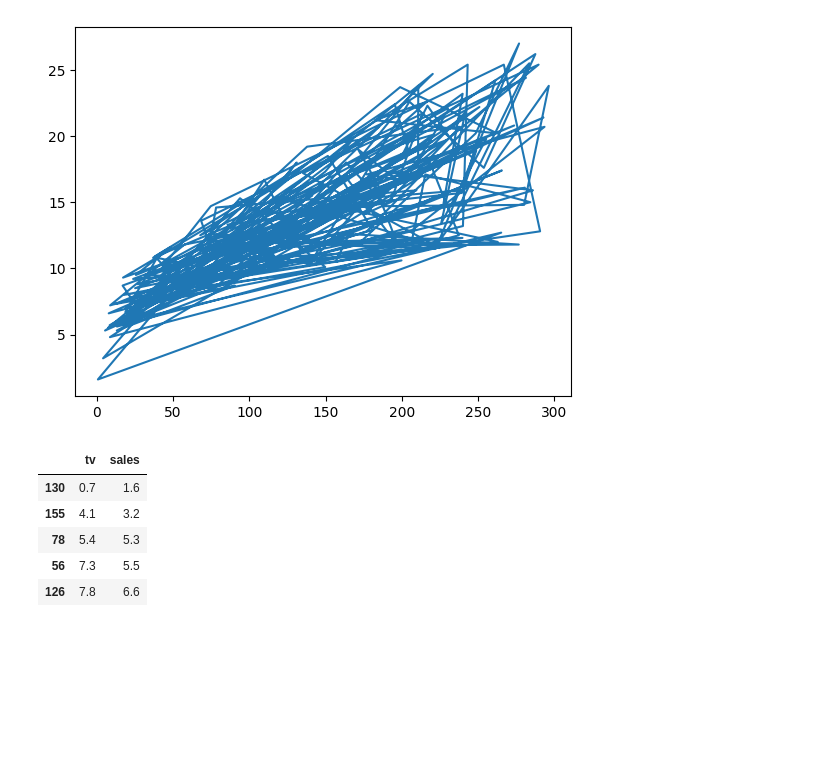
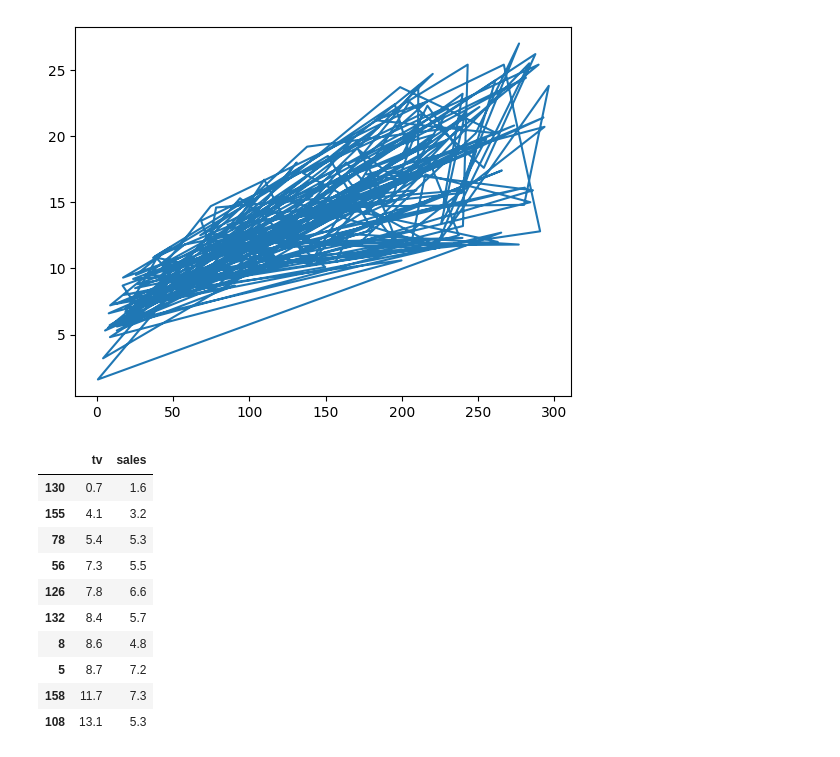
Before and after one commit to BrennZA/Introduction-to-DS-w-Python, a Jupyter notebook: tv-sales.ipynb, the cells around one changed output. Drawn from its saved outputs; the diff is of its cells as text; code cells hidden in the pictures; blank space fills up the shorter version.

```diff
--- a/tv-sales.ipynb
+++ b/tv-sales.ipynb
@@ -47,12 +66,17 @@ fig = plt.plot(tv_sales['tv'], tv_sales['sales']);
 # %%
 # Sort rows by tv's values column
 
 tv_sales = tv_sales.sort_values(by='tv')
-tv_sales.head()
+tv_sales.head(10)
 # %% [output]
 |  | tv | sales |
 | 130 | 0.7 | 1.6 |
 | 155 | 4.1 | 3.2 |
 | 78 | 5.4 | 5.3 |
 | 56 | 7.3 | 5.5 |
 | 126 | 7.8 | 6.6 |
+| 132 | 8.4 | 5.7 |
+| 8 | 8.6 | 4.8 |
+| 5 | 8.7 | 7.2 |
+| 158 | 11.7 | 7.3 |
+| 108 | 13.1 | 5.3 |
```
Also changed, not shown: parts of 4 cells of this notebook.
